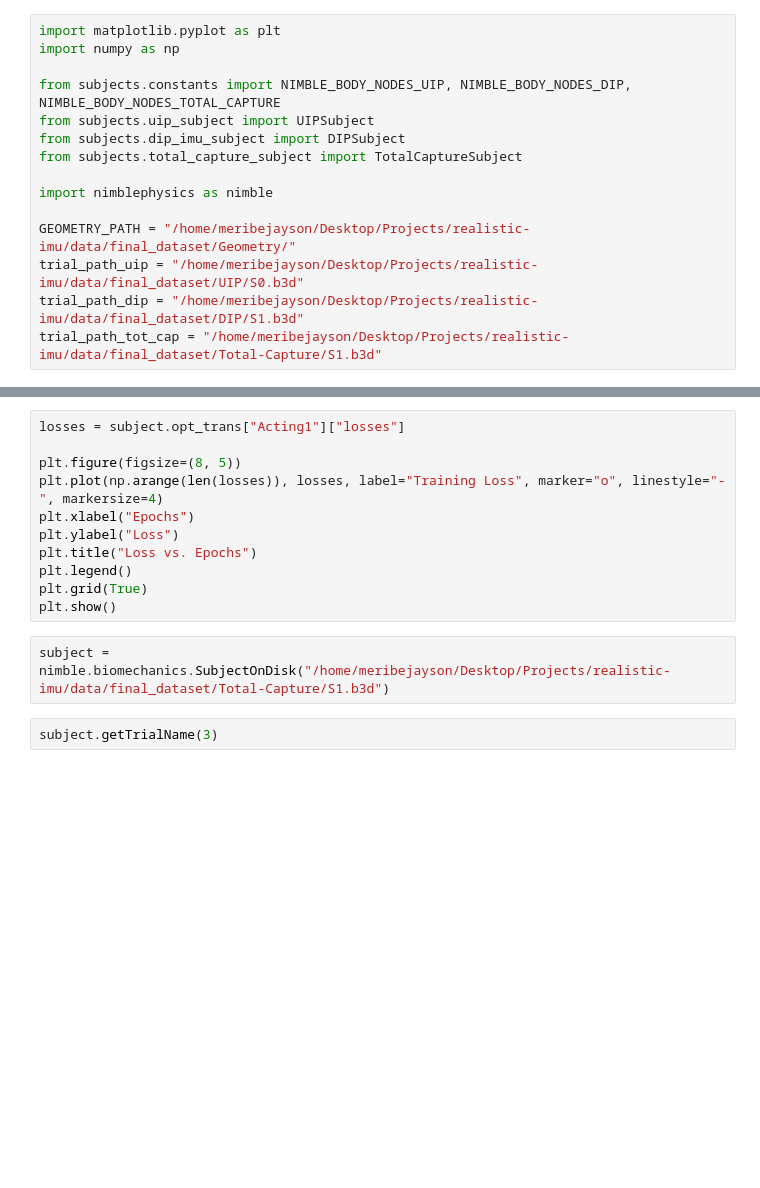
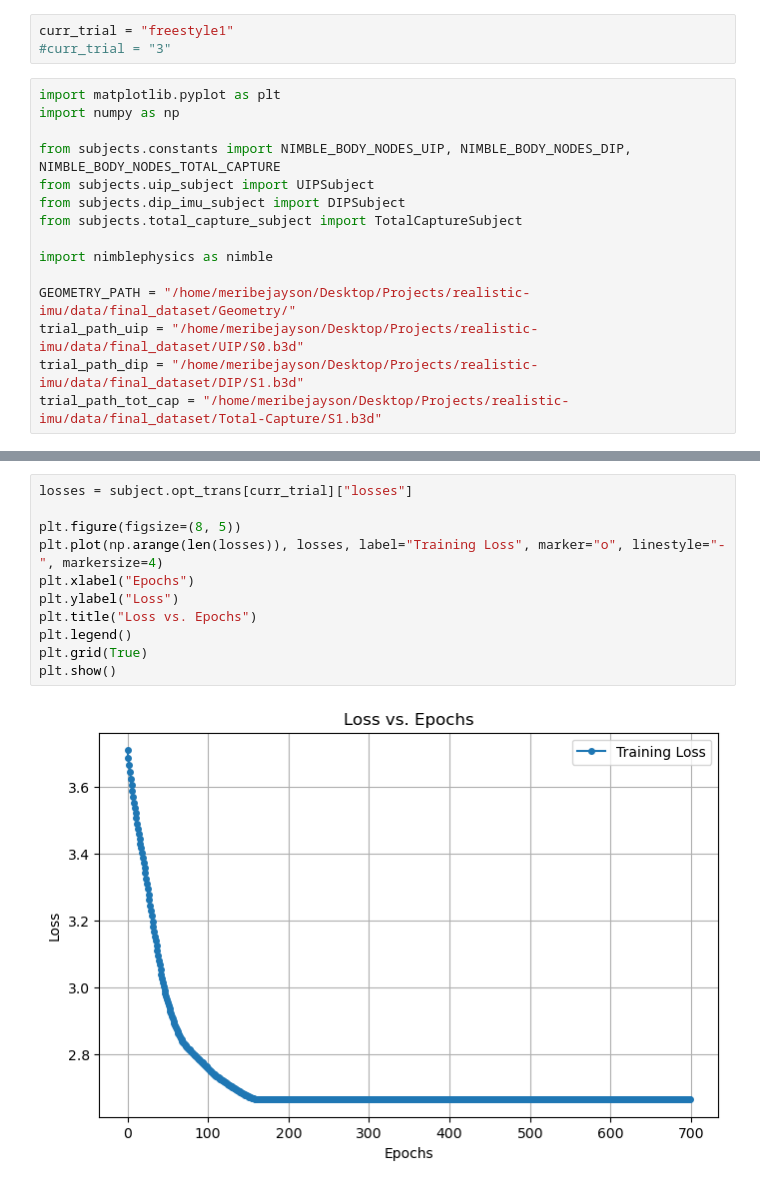
Before and after one commit to jayson1200/realistic-imu, a Jupyter notebook: src/testing_subjects.ipynb, the cells around one changed output, grey strips where cells are left out. Cells and saved outputs as stored; diff of their text form; blank space fills up the shorter version.

Commit message:
Fixing total capture

```diff
--- a/src/testing_subjects.ipynb
+++ b/src/testing_subjects.ipynb
@@ -1,3 +1,6 @@
+# %%
+curr_trial = "freestyle1"
+#curr_trial = "3"
 # %%
 import matplotlib.pyplot as plt
 import numpy as np
@@ -29,15 +65,13 @@ subject.generate_nimble_visualization("Acting1")
 # %%
-losses = subject.opt_trans["Acting1"]["losses"]
+losses = subject.opt_trans[curr_trial]["losses"]
 
 plt.figure(figsize=(8, 5))
 plt.plot(np.arange(len(losses)), losses, label="Training Loss", marker="o", linestyle="-", markersize=4)
 plt.xlabel("Epochs")
 plt.ylabel("Loss")
 plt.title("Loss vs. Epochs")
 plt.legend()
 plt.grid(True)
 plt.show()
+# %% [output]
+[figure, added]
-# %%
-subject = nimble.biomechanics.SubjectOnDisk("/home/meribejayson/Desktop/Projects/realistic-imu/data/final_dataset/Total-Capture/S1.b3d")
-# %%
-subject.getTrialName(3)
```
Also changed, not shown: parts of 13 cells of this notebook, 5 other files.
